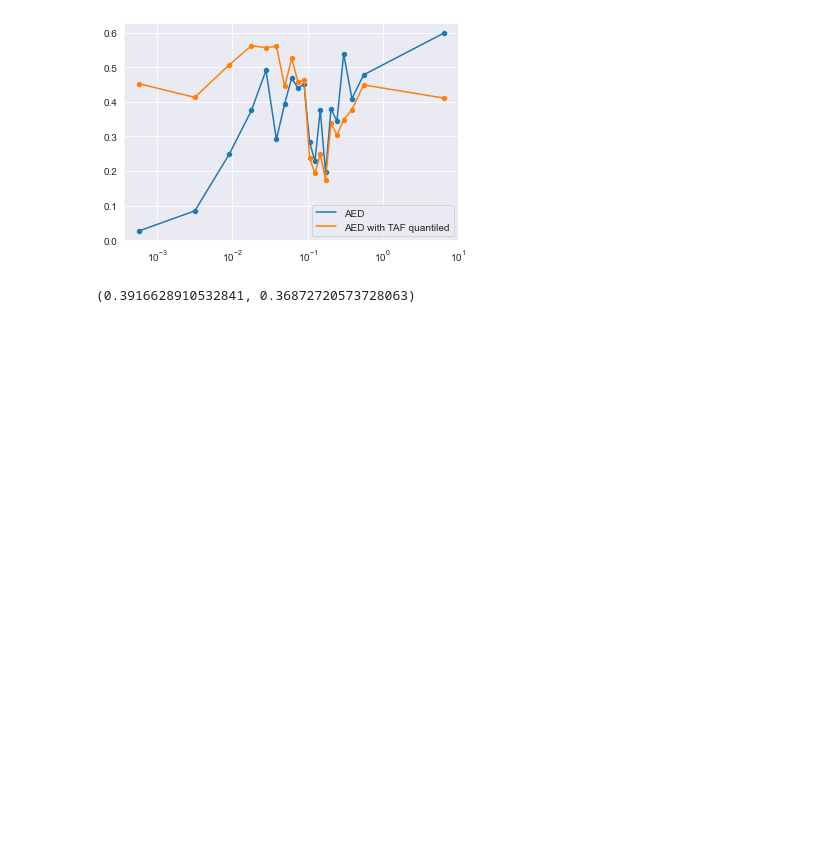
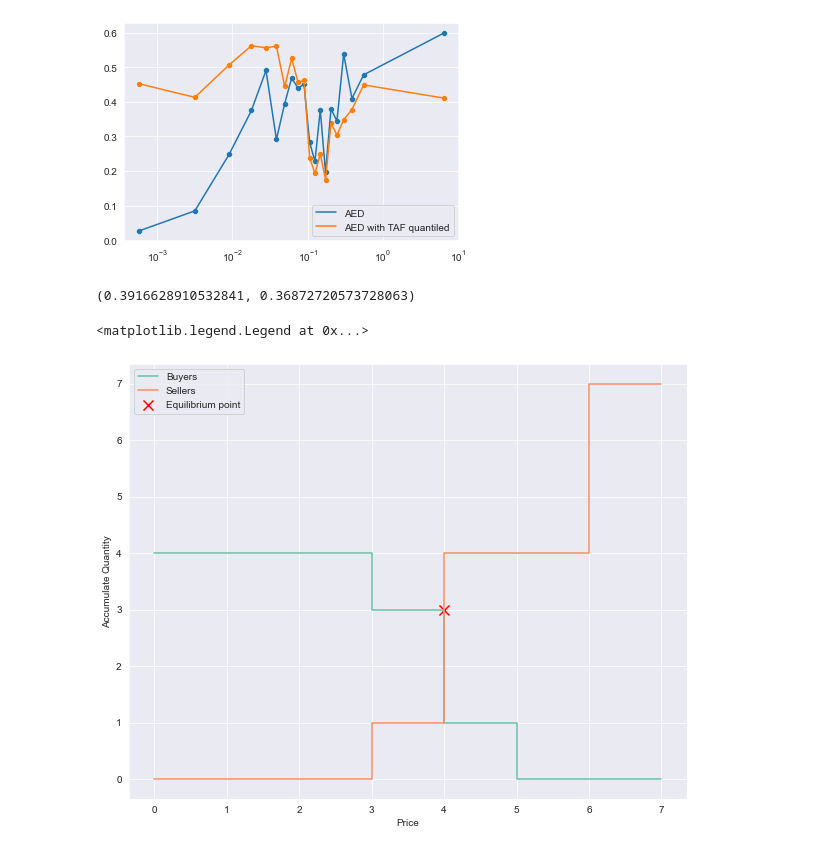
Before and after one commit to HarmoniaLeo/prophesee-automotive-dataset-toolbox, a Jupyter notebook: experiments3.ipynb, the cells around one changed output. Cells and saved outputs as stored; diff of their text form; code cells hidden in the pictures; blank space fills up the shorter version.

```diff
--- a/experiments3.ipynb
+++ b/experiments3.ipynb
@@ -135,3 +186,17 @@ plt.xscale("log")
 np.array(large[6:]).mean(),np.array(quantiled["all_large"][6:]).mean()
 # %% [output]
 (0.3916628910532841, 0.36872720573728063)
+# %%
+buyers =[4,4,4,4,4,4,3,3,1,1,0,0,0,0]
+selles =[0,0,0,0,0,0,1,1,4,4,4,4,7,7]
+price = [0,1,1,2,2,3,3,4,4,5,5,6,6,7]
+plt.figure(figsize=(10, 8))
+sns.lineplot(price,buyers,label="Buyers",estimator=None,sort=False)
+sns.lineplot(price,selles,label="Sellers",estimator=None,sort=False)
+plt.scatter([4],[3],marker="x",color="red",s=100,label="Equilibrium point")
+plt.xlabel("Price")
+plt.ylabel("Accumulate Quantity")
+plt.legend()
+# %% [output]
+<matplotlib.legend.Legend at 0x...>
+[figure, added]
```
Also changed, not shown: parts of 12 cells of this notebook, 5 other files.
